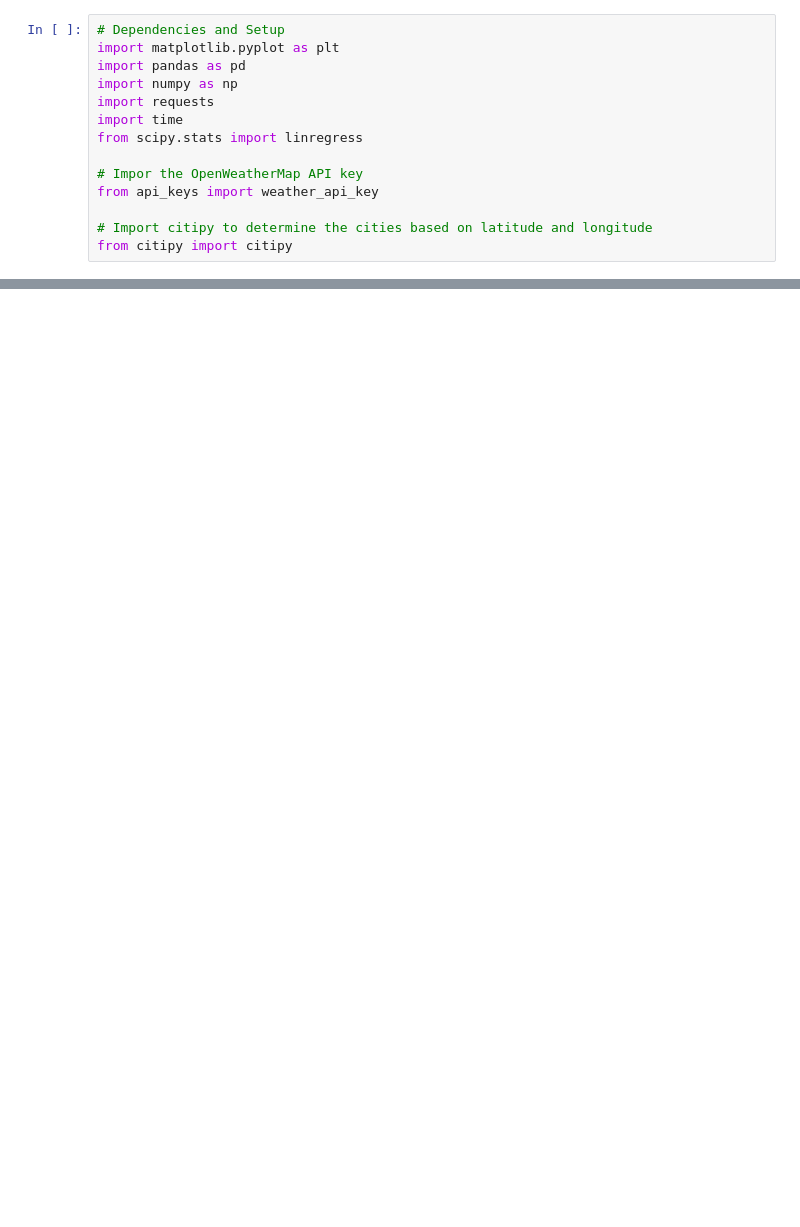
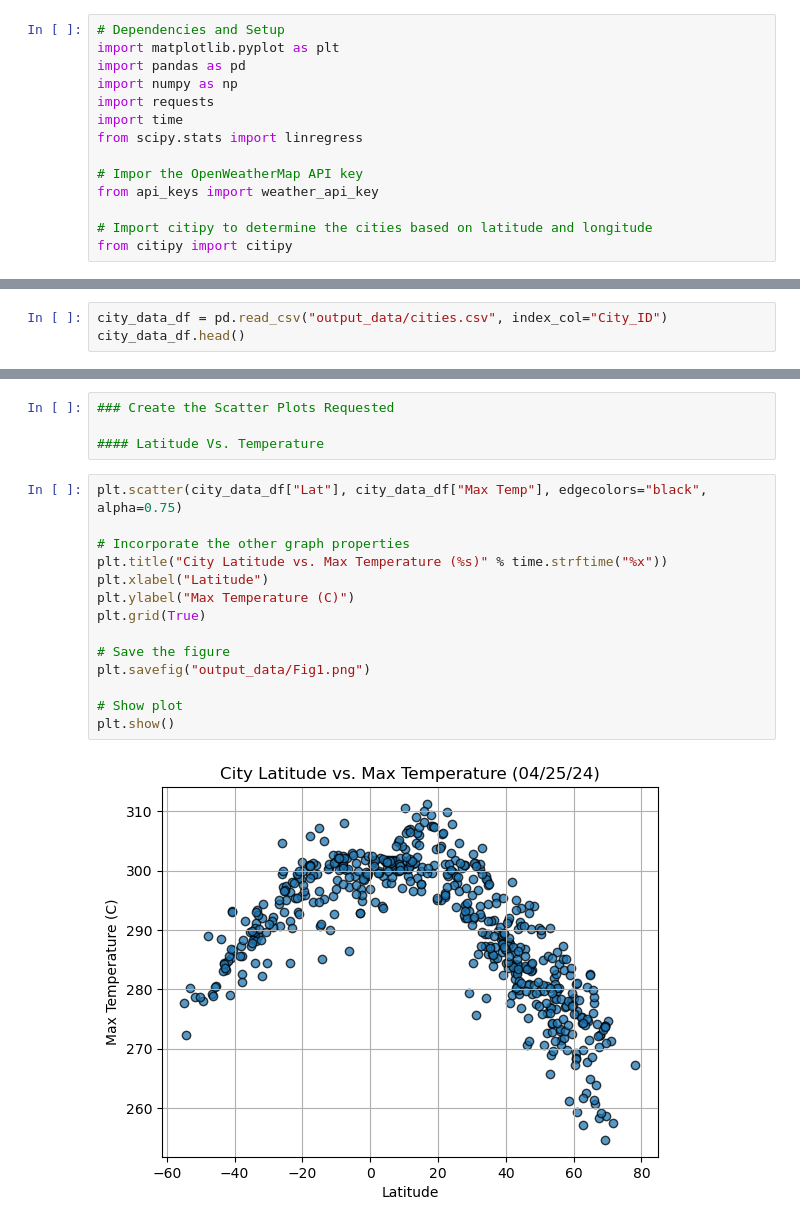
Before and after one commit to beechbumm/python-api-challenge, a Jupyter notebook: weatherPy/WeatherPy.ipynb, the cells around one changed output, grey strips where cells are left out. Cells and saved outputs as stored; diff of their text form; blank space fills up the shorter version.

```diff
--- a/weatherPy/WeatherPy.ipynb
+++ b/weatherPy/WeatherPy.ipynb
@@ -129,0 +173,3 @@ Data Retrieval Complete
+# %%
+city_data_df = pd.read_csv("output_data/cities.csv", index_col="City_ID")
+city_data_df.head()
@@ -129,0 +184,20 @@ Data Retrieval Complete
+# %%
+### Create the Scatter Plots Requested
+
+#### Latitude Vs. Temperature
+# %%
+plt.scatter(city_data_df["Lat"], city_data_df["Max Temp"], edgecolors="black", alpha=0.75)
+
+# Incorporate the other graph properties
+plt.title("City Latitude vs. Max Temperature (%s)" % time.strftime("%x"))
+plt.xlabel("Latitude")
+plt.ylabel("Max Temperature (C)")
+plt.grid(True)
+
+# Save the figure
+plt.savefig("output_data/Fig1.png")
+
+# Show plot
+plt.show()
+# %% [output]
+[figure, added]
```
Also changed, not shown: parts of 33 cells of this notebook, 5 other files.
